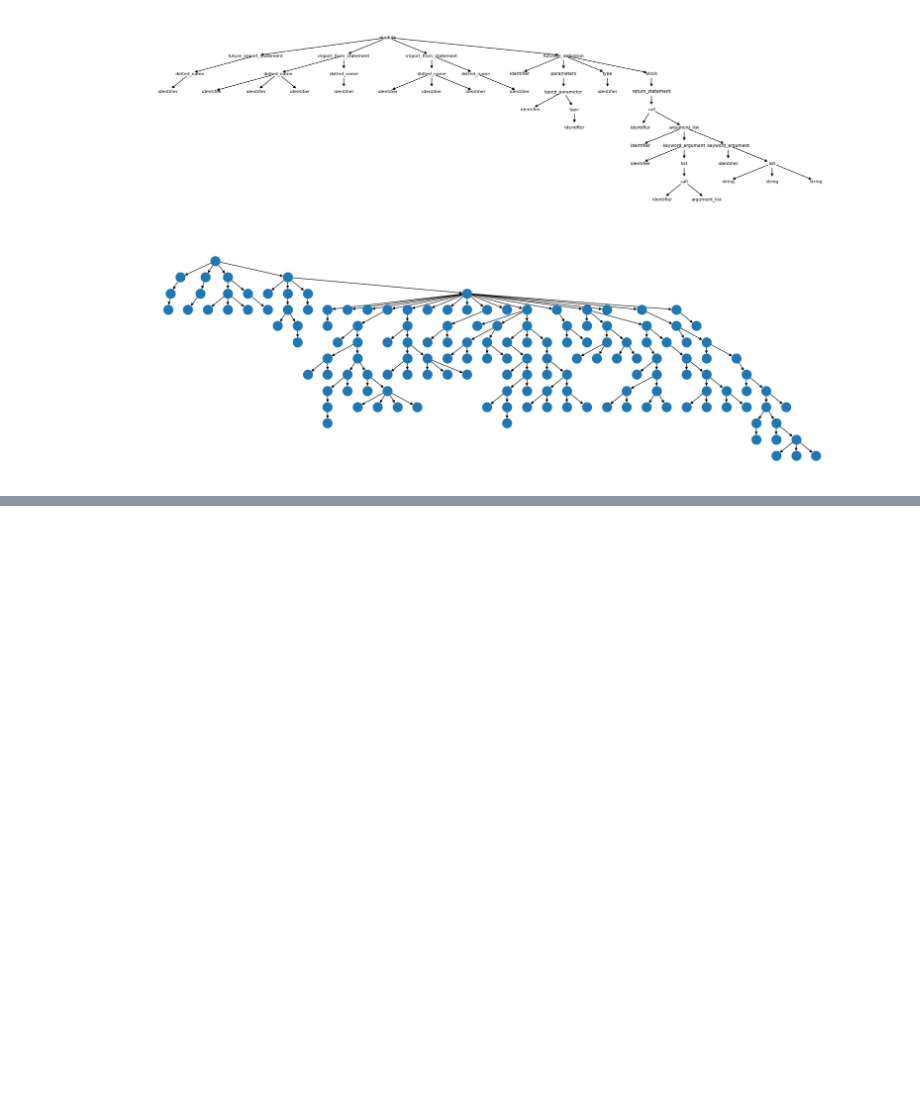
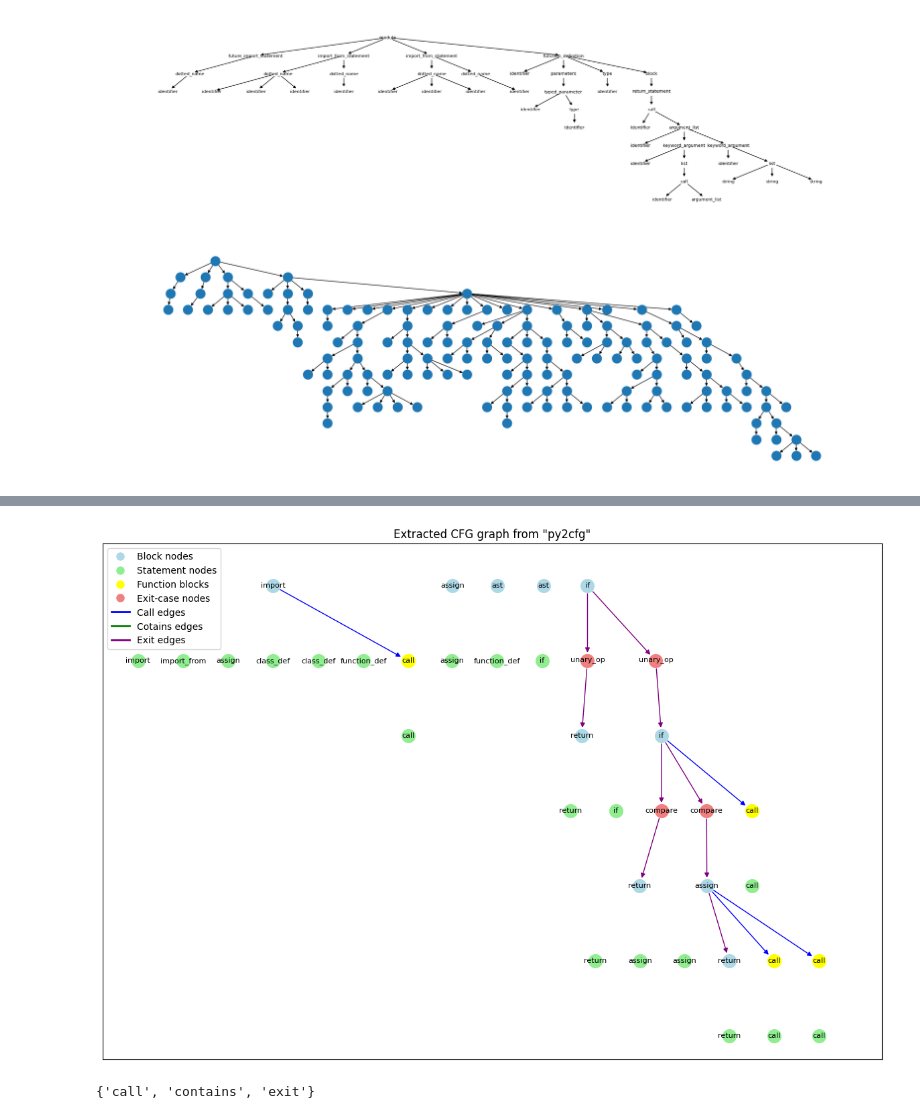
Before and after one commit to Foxicution/masters-thesis, a Jupyter notebook: mt/notebooks/code_featurization.ipynb, the cells around one changed output, grey strips where cells are left out. Cells and saved outputs as stored; diff of their text form; code cells hidden in the pictures; blank space fills up the shorter version.

```diff
--- a/mt/notebooks/code_featurization.ipynb
+++ b/mt/notebooks/code_featurization.ipynb
@@ -247,0 +534,72 @@ with open("example_code.py", "wb") as f:
+# %%
+def visualize_graph(graph):
+    pos = nx.drawing.nx_agraph.graphviz_layout(graph, prog="dot")
+
+    cfg_block = [n for n, d in graph.nodes(data=True) if 'cfg_block' == d['node_type']]
+    cfg_statement = [n for n, d in graph.nodes(data=True) if 'cfg_statement' == d['node_type']]
+    cfg_f_block = [n for n, d in graph.nodes(data=True) if 'cfg_f_block' == d['node_type']]
+    cfg_exitcase = [n for n, d in graph.nodes(data=True) if 'cfg_exitcase' == d['node_type']]
+
+
+    # ast_nodes = [n for n, d in graph.nodes(data=True) if 'ast' in d['node_type']]
+    # symbol_nodes = [n for n, d in graph.nodes(data=True) if 'ch22' in d['node_type']]
+    # dg_nodes = [n for n, d in graph.nodes(data=True) if 'dg' in d['node_type']]
+
+    plt.figure(figsize=(15, 10))
+
+    # Draw nodes with different colors
+    nx.draw_networkx_nodes(graph, pos, nodelist=cfg_block, node_color='lightblue', node_size=200, label='Block nodes')
+    nx.draw_networkx_nodes(graph, pos, nodelist=cfg_statement, node_color='lightgreen', node_size=200, label='Statement nodes')
+    nx.draw_networkx_nodes(graph, pos, nodelist=cfg_f_block, node_color='yellow', node_size=200, label='Function blocks')
+    nx.draw_networkx_nodes(graph, pos, nodelist=cfg_exitcase, node_color='lightcoral', node_size=200, label='Exit-case nodes')
+
+    # Explicitly define edge styles
+    edge_styles = {
+        'call': ('blue', 'solid'),
+        'cotains': ('green', 'solid'),
+        'exit': ('purple', 'solid'),
+        # 'import': ('red', 'solid'),
+        # 'last_read': ('orange', 'solid'),
+        # 'last_write': ('gray', 'solid'),
+        # 'matches': ('brown', 'dotted'),
+        # 'may_next_use': ('pink', 'dashed'),
+        # 'next_syntax': ('black', 'dotted'),
+        # 'occurrence_of': ('cyan', 'dashed'),
+        # 'syntax': ('magenta', 'solid')
+    }
+
+    # Draw edges with different styles
+    for edge_type, (color, style) in edge_styles.items():
+        edges = [(u, v) for u, v, d in graph.edges(data=True) if d['type'] == edge_type]
+        nx.draw_networkx_edges(graph, pos, edgelist=edges, edge_color=color, style=style, label=f'{edge_type} edges')
+
+    # Draw labels
+    labels = {n: d['type'] for n, d in graph.nodes(data=True)}
+    nx.draw_networkx_labels(graph, pos, labels, font_size=8)
+
+    # Custom legend for nodes
+    node_legend = [
+        Line2D([0], [0], marker='o', color='w', markerfacecolor='lightblue', markersize=10, label='Block nodes'),
+        Line2D([0], [0], marker='o', color='w', markerfacecolor='lightgreen', markersize=10, label='Statement nodes'),
+        Line2D([0], [0], marker='o', color='w', markerfacecolor='yellow', markersize=10, label='Function blocks'),
+        Line2D([0], [0], marker='o', color='w', markerfacecolor='lightcoral', markersize=10, label='Exit-case nodes'),
+    ]
+
+    # Custom legend for edges
+    edge_legend = [
+        Line2D([0], [0], color=color, lw=2, linestyle=style, label=f'{edge_type.capitalize()} edges')
+        for edge_type, (color, style) in edge_styles.items()
+    ]
+
+    # Combine legends
+    plt.legend(handles=node_legend + edge_legend, loc='upper left')
+    plt.title('Extracted CFG graph from "py2cfg"')
+    plt.show()
+
+visualize_graph(cfg_graph)
+# %% [output]
+[figure, added]
+# %%
+set(nx.get_edge_attributes(cfg_graph, 'type').values())
+# %% [output]
+{'call', 'contains', 'exit'}
```
Also changed, not shown: parts of 42 cells of this notebook, 18 other files.
